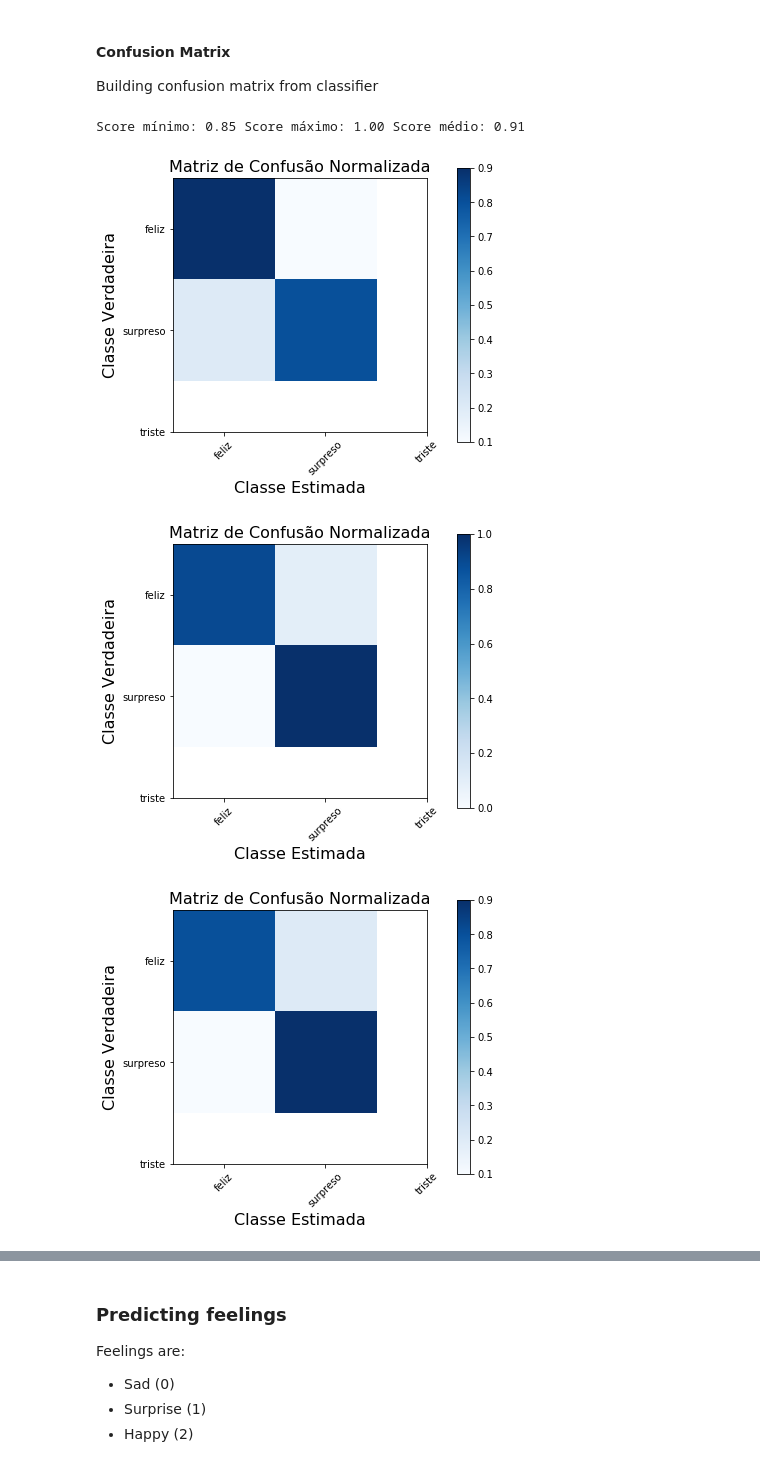
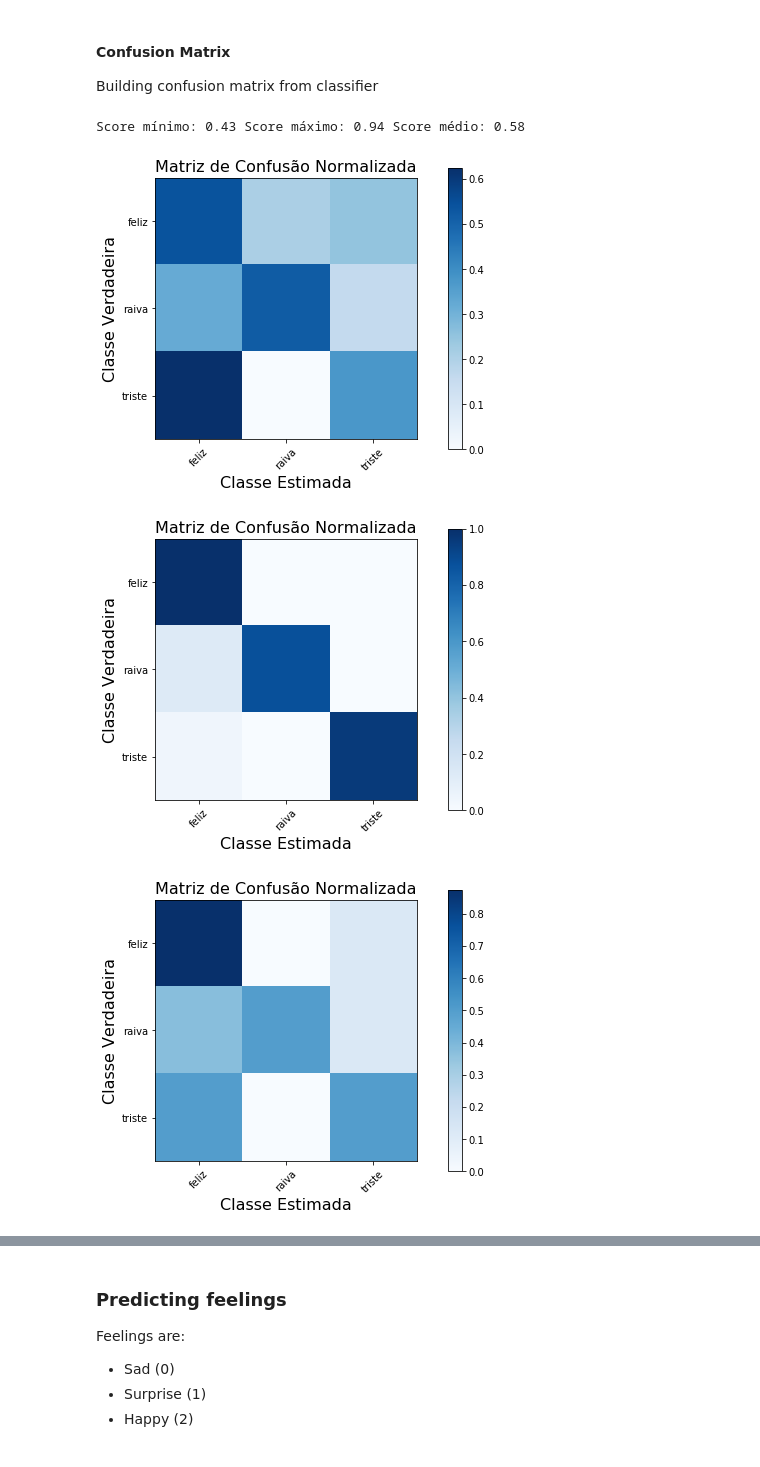
Before and after one commit to thiagomarquesrocha/Kaio-machine-learning-human-face-detection, a Jupyter notebook: server/classify_who_is_notebook.ipynb, the cells around one changed output, grey strips where cells are left out. Cells and saved outputs as stored; diff of their text form; code cells hidden in the pictures.

Commit message:
Treinamento com 2 usuários finalizado, corrigido a emoção detectada, agora foi substituida a surpresa pela emoção de raiva

```diff
--- a/server/classify_who_is_notebook.ipynb
+++ b/server/classify_who_is_notebook.ipynb
@@ -340,12 +340,12 @@ Building confusion matrix from classifier
 # %%
 from confusion_matrix import plot
 
 features = np.array(X)
 target = np.array(Y)
 
-plot(features, target, vencedor, ['feliz', 'surpreso', 'triste'])
+plot(features, target, vencedor, ['feliz', 'raiva', 'triste'])
 # %% [output]
-Score mínimo: 0.85 Score máximo: 1.00 Score médio: 0.91
+Score mínimo: 0.43 Score máximo: 0.94 Score médio: 0.58
-[figure, old version]
+[figure, new version]
-[figure, old version]
+[figure, new version]
-[figure, old version]
+[figure, new version]
```
Also changed, not shown: parts of 6 cells of this notebook, 5 other files.
